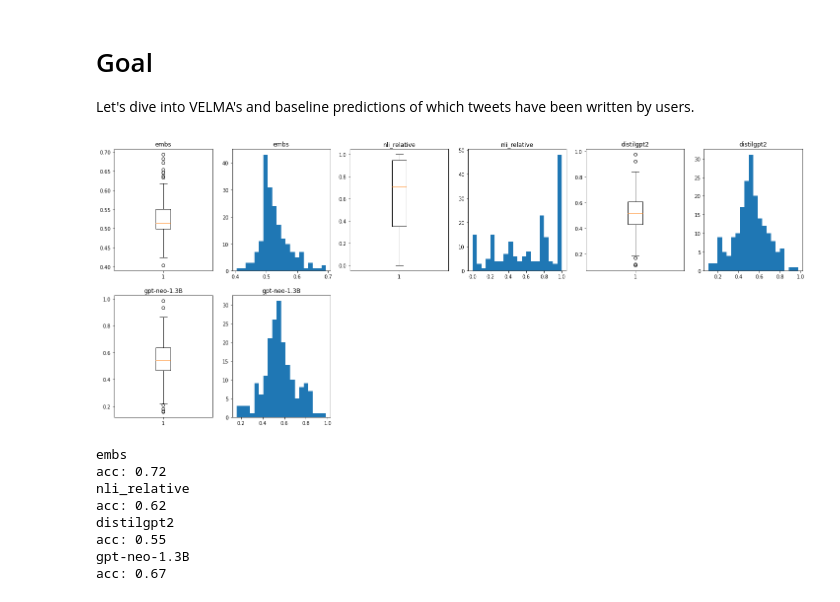
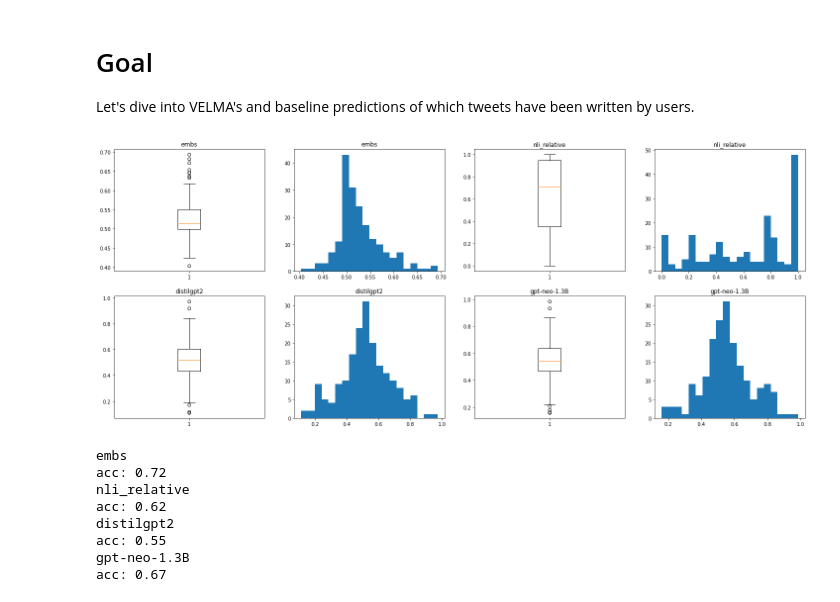
Before and after one commit to paulbricman/velma, a Jupyter notebook: scripts/Tweet Evaluation.ipynb, the cells around one changed output. Drawn from its saved outputs; the diff is of its cells as text; code cells hidden in the pictures.

```diff
--- a/scripts/Tweet Evaluation.ipynb
+++ b/scripts/Tweet Evaluation.ipynb
@@ -33,26 +33,26 @@ for approach in approaches:
 # %%
 # Plot correlations
 import matplotlib.pyplot as plt
 from src.util import softmax
 
 plt.figure(figsize=(25, 10))
 
 for id, approach in enumerate(approaches):
     if approach in ['distilgpt2', 'gpt-neo-1.3B']:
         preds[approach] = [[softmax([f['conditionals'][0], f['conditionals'][1]], 0.5)[0] for f in e] for e in preds[approach]]
     means = [np.mean(e) for e in preds[approach]]
 
-    plt.subplot(2, 6, 2 * id + 1)
+    plt.subplot(2, 4, 2 * id + 1)
     plt.title(approach)
     plt.boxplot(means)
 
-    plt.subplot(2, 6, 2 * id + 2)
+    plt.subplot(2, 4, 2 * id + 2)
     plt.title(approach)
     plt.hist(means, bins=20)
 
 plt.show()
 # %% [output]
-[figure, old version]
+[figure, new version]
 # %%
 for id, approach in enumerate(approaches):
     y_true = [1] * len(preds[approach])
```
Also changed, not shown: 2 other files.
